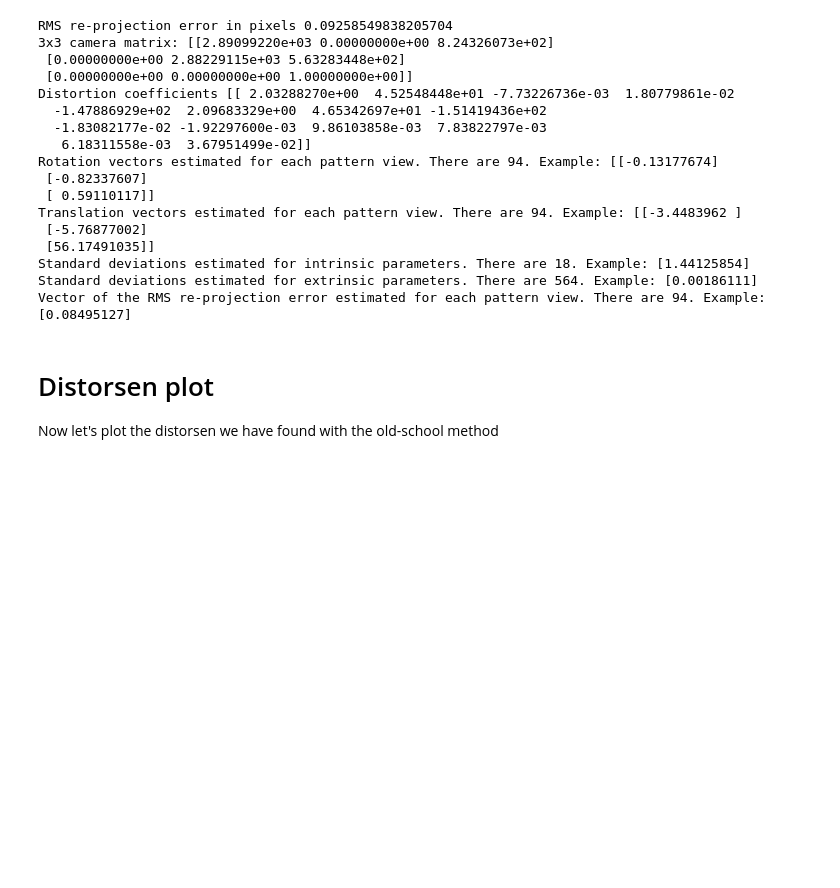
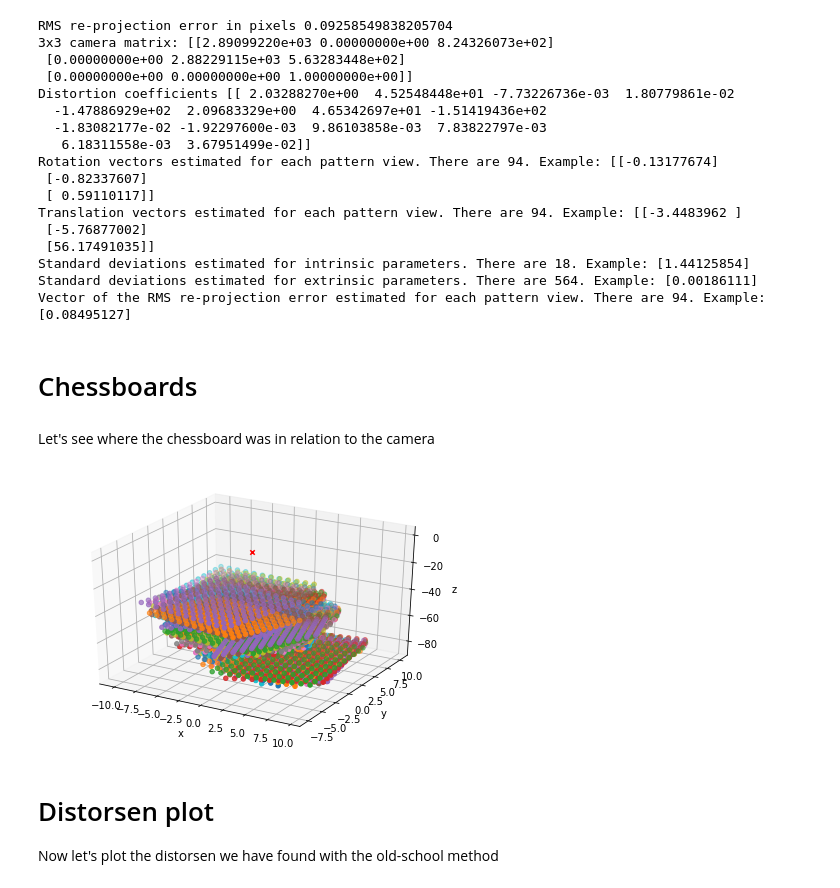
Before and after one commit to SimonLBSoerensen/Flexible-Camera-Calibration, a Jupyter notebook: Demos/OldSchoolCC.ipynb, the cells around one changed output. Cells and saved outputs as stored; diff of their text form; code cells hidden in the pictures; blank space fills up the shorter version.

```diff
--- a/Demos/OldSchoolCC.ipynb
+++ b/Demos/OldSchoolCC.ipynb
@@ -89,6 +89,17 @@ Translation vectors estimated for each pattern view. There are 94. Example: [[-3
 Standard deviations estimated for intrinsic parameters. There are 18. Example: [1.44125854]
 Standard deviations estimated for extrinsic parameters. There are 564. Example: [0.00186111]
 Vector of the RMS re-projection error estimated for each pattern view. There are 94. Example: [0.08495127]
+# %% [markdown]
+# Chessboards
+# %% [markdown]
+Let's see where the chessboard was in relation to the camera
+# %%
+plt.figure()
+fcc.Metrics.rtvecs_illustration.draw_rtvecs(rvecs, tvecs, obj_points[:,0,:])
+plt.tight_layout()
+plt.show()
+# %% [output]
+[figure, added]
 # %% [markdown]
 # Distorsen plot
 Now let's plot the distorsen we have found with the old-school method
```
Also changed, not shown: parts of 5 cells of this notebook.
